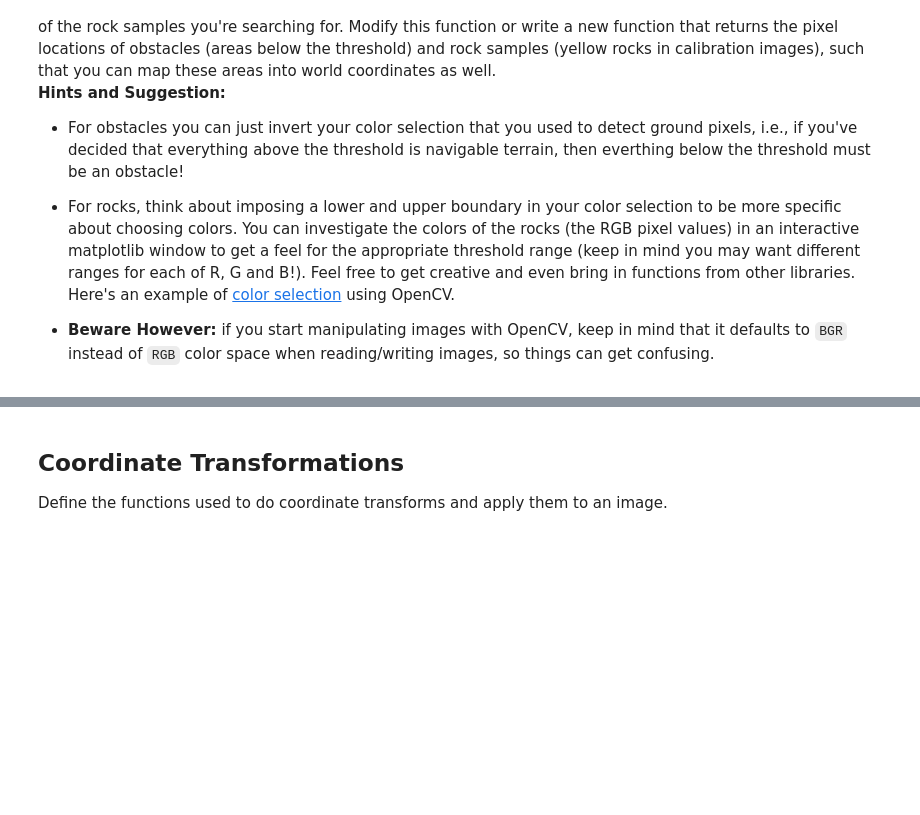
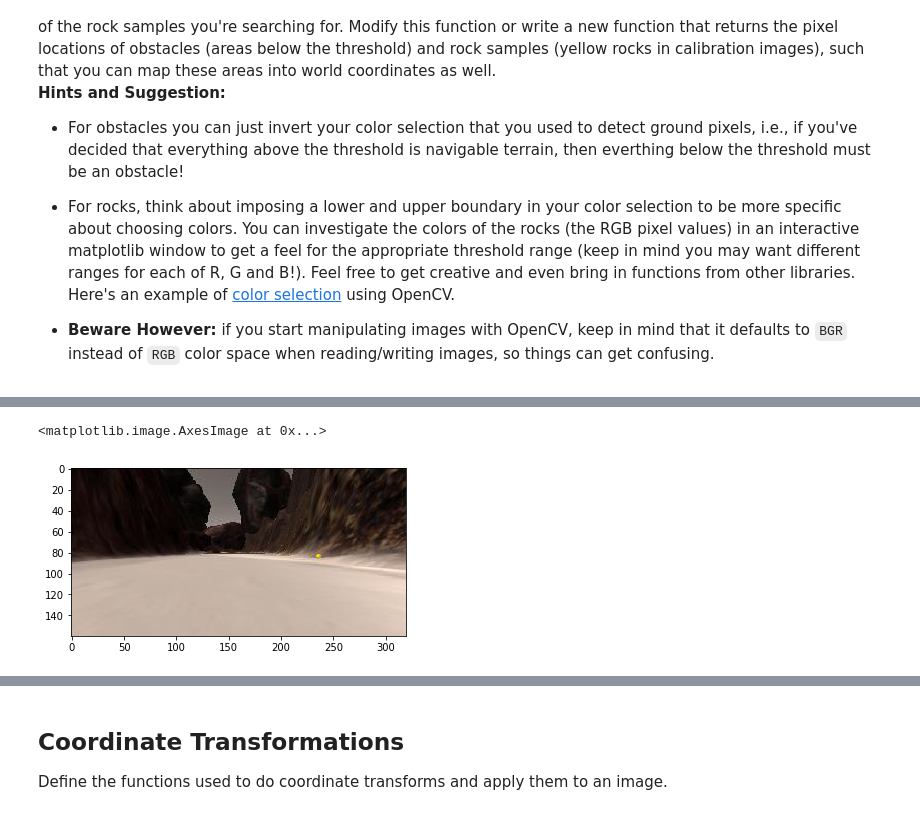
Before and after one commit to Nickolaim/RoboND-Rover-Project, a Jupyter notebook: code/Rover_Project_Test_Notebook.ipynb, the cells around one changed output, grey strips where cells are left out. Drawn from its saved outputs; the diff is of its cells as text; code cells hidden in the pictures; blank space fills up the shorter version.

```diff
--- a/code/Rover_Project_Test_Notebook.ipynb
+++ b/code/Rover_Project_Test_Notebook.ipynb
@@ -148,0 +151,13 @@ plt.imshow(threshed, cmap='gray')
+# %%
+#path = '../test_dataset/IMG/*'
+path = '../calibration_images/set2/*'
+img_list = glob.glob(path)
+# Grab a random image and display it
+idx = np.random.randint(0, len(img_list)-1)
+#image = mpimg.imread(img_list[idx])
+image = mpimg.imread("../calibration_images/set2/2017_12_10_00_00_53_353.jpg")
+
+plt.imshow(image)
+# %% [output]
+<matplotlib.image.AxesImage at 0x...>
+[figure, added]
```
Also changed, not shown: parts of 9 cells of this notebook, 3 other files.
